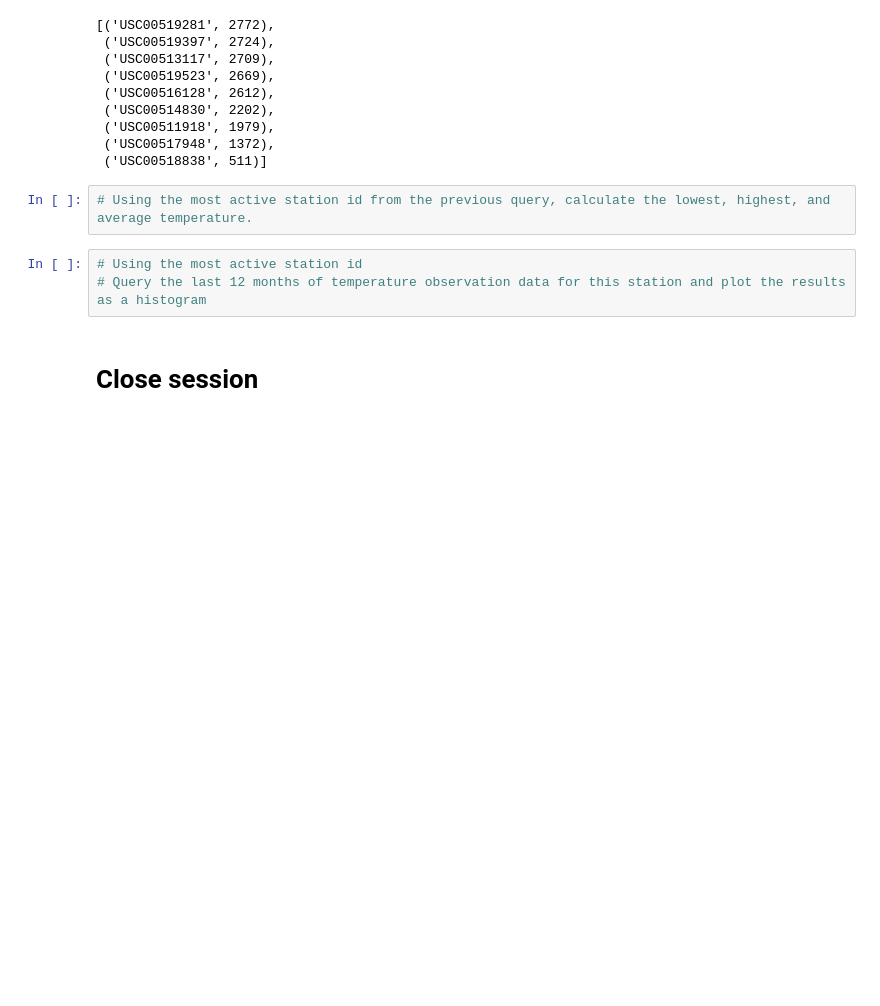
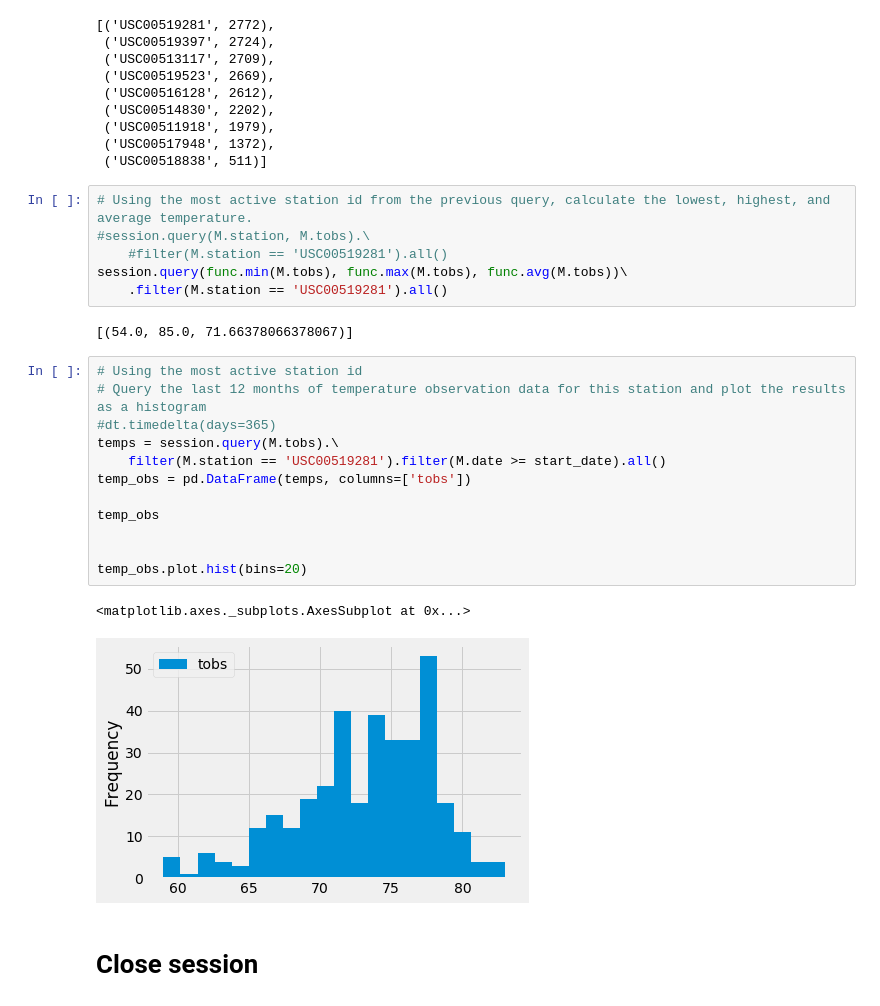
Before and after one commit to ceci-chapa/sqlalchemy-challenge, a Jupyter notebook: ClimateAnalysis/climate_starter.ipynb, the cells around one changed output. Cells and saved outputs as stored; diff of their text form; blank space fills up the shorter version.

```diff
--- a/ClimateAnalysis/climate_starter.ipynb
+++ b/ClimateAnalysis/climate_starter.ipynb
@@ -136,9 +136,27 @@ session.query(M.station, func.count(M.station)).\
  ('USC00518838', 511)]
 # %%
 # Using the most active station id from the previous query, calculate the lowest, highest, and average temperature.
+#session.query(M.station, M.tobs).\
+    #filter(M.station == 'USC00519281').all()
+session.query(func.min(M.tobs), func.max(M.tobs), func.avg(M.tobs))\
+    .filter(M.station == 'USC00519281').all()
+# %% [output]
+[(54.0, 85.0, 71.66378066378067)]
 # %%
 # Using the most active station id
 # Query the last 12 months of temperature observation data for this station and plot the results as a histogram
+#dt.timedelta(days=365)
+temps = session.query(M.tobs).\
+    filter(M.station == 'USC00519281').filter(M.date >= start_date).all()
+temp_obs = pd.DataFrame(temps, columns=['tobs'])
+
+temp_obs
+
+
+temp_obs.plot.hist(bins=20)
+# %% [output]
+<matplotlib.axes._subplots.AxesSubplot at 0x...>
+[figure, added]
 # %% [markdown]
 # Close session
 # %%
```
Also changed, not shown: 1 other file.
